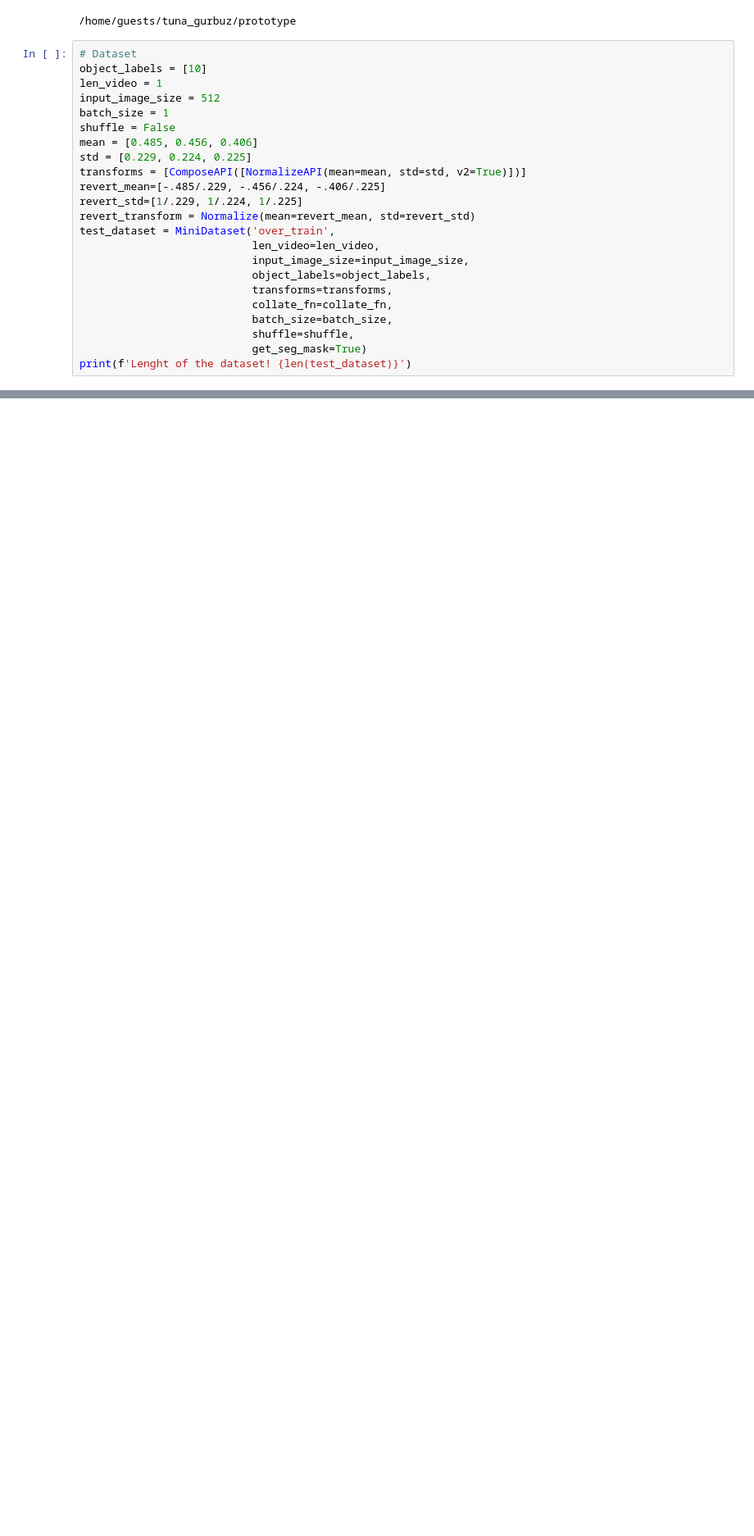
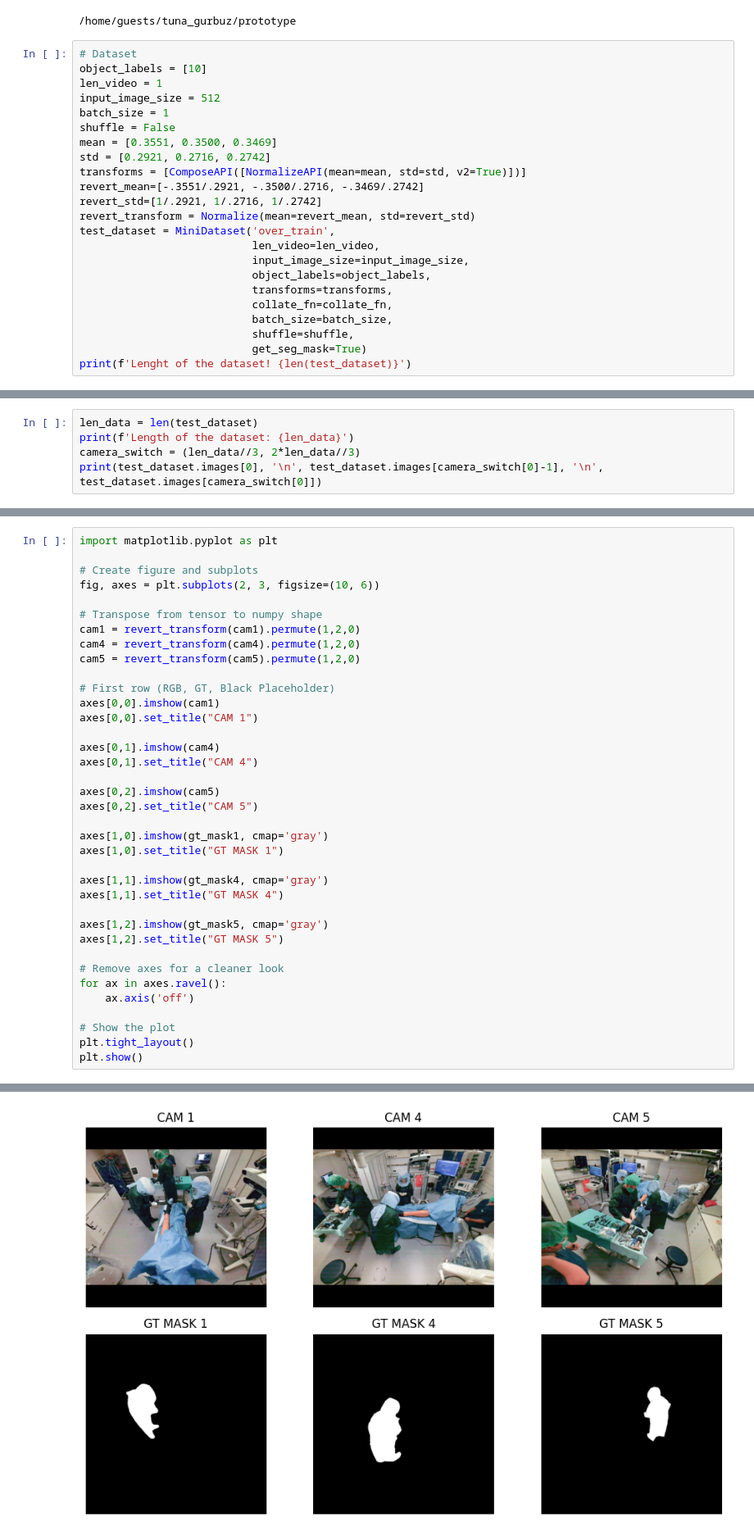
Before and after one commit to ge75xuv/Multiview-Object-Segmentation-with-SAM, a Jupyter notebook: custom_models/count_image_with10.ipynb, the cells around one changed output, grey strips where cells are left out. Shown: that part at 82% size. Cells and saved outputs as stored; diff of their text form; blank space fills up the shorter version.

Commit message:
Overtrain to one image

```diff
--- a/custom_models/count_image_with10.ipynb
+++ b/custom_models/count_image_with10.ipynb
@@ -31,11 +31,11 @@ len_video = 1
 input_image_size = 512
 batch_size = 1
 shuffle = False
-mean = [0.485, 0.456, 0.406]
-std = [0.229, 0.224, 0.225]
+mean = [0.3551, 0.3500, 0.3469]
+std = [0.2921, 0.2716, 0.2742]
 transforms = [ComposeAPI([NormalizeAPI(mean=mean, std=std, v2=True)])]
-revert_mean=[-.485/.229, -.456/.224, -.406/.225]
-revert_std=[1/.229, 1/.224, 1/.225]
+revert_mean=[-.3551/.2921, -.3500/.2716, -.3469/.2742]
+revert_std=[1/.2921, 1/.2716, 1/.2742]
 revert_transform = Normalize(mean=revert_mean, std=revert_std)
 test_dataset = MiniDataset('over_train',
                            len_video=len_video,
@@ -107,0 +100,5 @@ for idx, mask in enumerate(best_masks):
+# %%
+len_data = len(test_dataset)
+print(f'Length of the dataset: {len_data}')
+camera_switch = (len_data//3, 2*len_data//3)
+print(test_dataset.images[0], '\n', test_dataset.images[camera_switch[0]-1], '\n', test_dataset.images[camera_switch[0]])
@@ -107,0 +135,38 @@ for idx, mask in enumerate(best_masks):
+# %%
+import matplotlib.pyplot as plt
+
+# Create figure and subplots
+fig, axes = plt.subplots(2, 3, figsize=(10, 6))
+
+# Transpose from tensor to numpy shape
+cam1 = revert_transform(cam1).permute(1,2,0)
+cam4 = revert_transform(cam4).permute(1,2,0)
+cam5 = revert_transform(cam5).permute(1,2,0)
+
+# First row (RGB, GT, Black Placeholder)
+axes[0,0].imshow(cam1)
+axes[0,0].set_title("CAM 1")
+
+axes[0,1].imshow(cam4)
+axes[0,1].set_title("CAM 4")
+
+axes[0,2].imshow(cam5)
+axes[0,2].set_title("CAM 5")
+
+axes[1,0].imshow(gt_mask1, cmap='gray')
+axes[1,0].set_title("GT MASK 1")
+
+axes[1,1].imshow(gt_mask4, cmap='gray')
+axes[1,1].set_title("GT MASK 4")
+
+axes[1,2].imshow(gt_mask5, cmap='gray')
+axes[1,2].set_title("GT MASK 5")
+
+# Remove axes for a cleaner look
+for ax in axes.ravel():
+    ax.axis('off')
+
+# Show the plot
+plt.tight_layout()
+plt.show()
+# %% [output]
@@ -107,0 +174 @@ for idx, mask in enumerate(best_masks):
+[figure, added]
```
Also changed, not shown: parts of 9 cells of this notebook, 10 other files.
